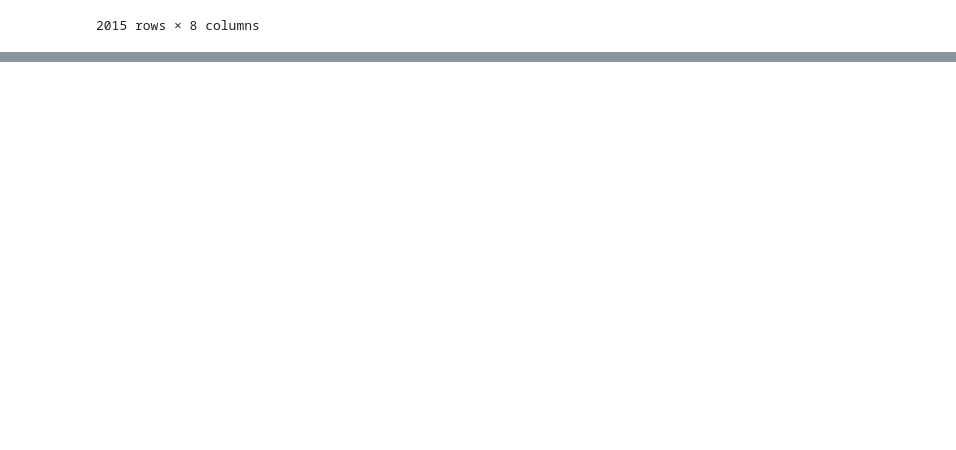
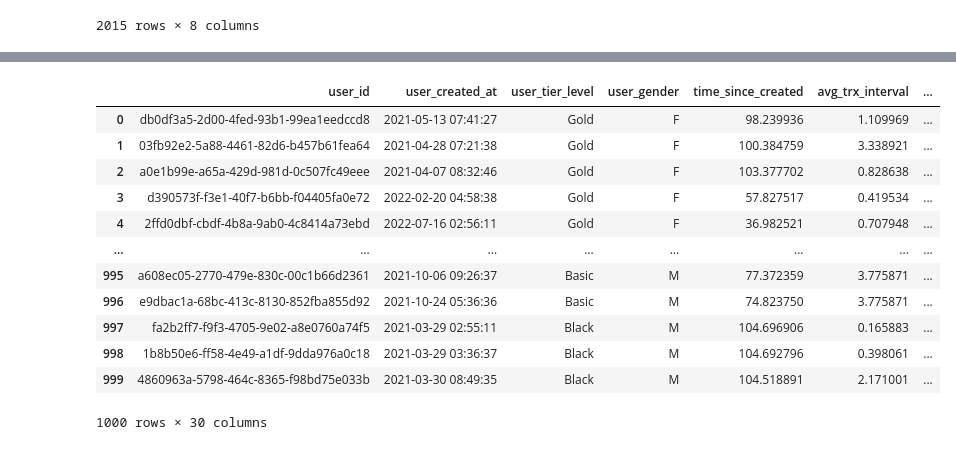
Before and after one commit to jasonhadiputra/menu-recommendation, a Jupyter notebook: Executive Summary.ipynb, the cells around one changed output, grey strips where cells are left out. Drawn from its saved outputs; the diff is of its cells as text; code cells hidden in the pictures; blank space fills up the shorter version.

```diff
--- a/Executive Summary.ipynb
+++ b/Executive Summary.ipynb
@@ -82,0 +38,80 @@ brand_aggregator
+# %%
+concept_aggregator = {
+    f"count_concept_{concept}": ('concept', lambda x,concept=concept: np.sum(x == concept))
+    for concept in df_menu['concept'].unique()
+    }
+
+menu_category_aggregator = {
+    f"count_menu_category_{menu_category}": ('menu_category', lambda x,menu_category=menu_category: np.sum(x == menu_category))
+    for menu_category in df_menu['menu_category'].unique()
+    }
+
+brand_aggregator = {
+    f"count_brand_{brand}": ('brand', lambda x,brand=brand: np.sum(x == brand))
+    for brand in df_menu['brand'].unique()
+    }
+
+TIME_INTERVAL = pd.to_timedelta('1W')
+
+df = (df_user
+ .merge(
+     df_bridge
+    .merge(df_sales, on='sales_id')
+    .merge(df_menu, on='menu_id')
+    .groupby('user_id')
+    .agg(**{**concept_aggregator,
+            **menu_category_aggregator,
+            **brand_aggregator})
+    .reset_index()
+    )
+ .assign(
+     time_since_created=lambda x: x['time_since_created'] / TIME_INTERVAL,
+     avg_trx_interval=lambda x: x['avg_trx_interval'] / TIME_INTERVAL,
+     freq_concept_Lifestyle=lambda x: x['count_concept_Lifestyle'] / x['time_since_created'],
+     freq_concept_Resto=lambda x: x['count_concept_Resto'] / x['time_since_created'],
+     freq_menu_category_FOOD=lambda x: x['count_menu_category_FOOD'] / x['time_since_created'],
+     freq_menu_category_LIQUEUR=lambda x: x['count_menu_category_LIQUEUR'] / x['time_since_created'],
+     freq_menu_category_BEVERAGE=lambda x: x['count_menu_category_BEVERAGE'] / x['time_since_created'],
+     freq_menu_category_CIGARETTE=lambda x: x['count_menu_category_CIGARETTE'] / x['time_since_created'],
+     freq_menu_category_BEER=lambda x: x['count_menu_category_BEER'] / x['time_since_created'],
+     freq_menu_category_WINE=lambda x: x['count_menu_category_WINE'] / x['time_since_created'],
+ )
+ .drop([
+     'count_concept_Lifestyle', 'count_concept_Resto',
+    'count_menu_category_FOOD', 'count_menu_category_LIQUEUR',
+    'count_menu_category_BEVERAGE', 'count_menu_category_CIGARETTE',
+    'count_menu_category_BEER', 'count_menu_category_WINE'], axis=1)
+#   .groupby(['user_gender', 'user_tier_level'])
+#  .agg({
+#      'user_id': 'count',
+#      'time_since_created': 'mean',
+#      'avg_trx_interval': 'mean',
+#      'freq_concept_Lifestyle': 'mean',
+#      'freq_concept_Resto': 'mean',
+#     'freq_menu_category_FOOD': 'mean',
+#     'freq_menu_category_LIQUEUR': 'mean',
+#     'freq_menu_category_BEVERAGE': 'mean',
+#     'freq_menu_category_CIGARETTE': 'mean',
+#     'freq_menu_category_BEER': 'mean',
+#     'freq_menu_category_WINE': 'mean',
+#      })
+ )
+
+# df = pd.wide_to_long(df, stubnames=['freq_concept'], i=['user_id'], j='concept', sep='_', suffix='.*').reset_index()
+# df = pd.wide_to_long(df, stubnames=['freq_menu_category'], i=['user_id', 'concept'], j='menu_category', sep='_', suffix='.*').reset_index()
+
+df
+# %% [output]
+|  | user_id | user_created_at | user_tier_level | user_gender | time_since_created | avg_trx_interval | ... |
+| 0 | db0df3a5-2d00-4fed-93b1-99ea1eedccd8 | 2021-05-13 07:41:27 | Gold | F | 98.239936 | 1.109969 | ... |
+| 1 | 03fb92e2-5a88-4461-82d6-b457b61fea64 | 2021-04-28 07:21:38 | Gold | F | 100.384759 | 3.338921 | ... |
+| 2 | a0e1b99e-a65a-429d-981d-0c507fc49eee | 2021-04-07 08:32:46 | Gold | F | 103.377702 | 0.828638 | ... |
+| 3 | d390573f-f3e1-40f7-b6bb-f04405fa0e72 | 2022-02-20 04:58:38 | Gold | F | 57.827517 | 0.419534 | ... |
+| 4 | 2ffd0dbf-cbdf-4b8a-9ab0-4c8414a73ebd | 2022-07-16 02:56:11 | Gold | F | 36.982521 | 0.707948 | ... |
+| ... | ... | ... | ... | ... | ... | ... | ... |
+| 995 | a608ec05-2770-479e-830c-00c1b66d2361 | 2021-10-06 09:26:37 | Basic | M | 77.372359 | 3.775871 | ... |
+| 996 | e9dbac1a-68bc-413c-8130-852fba855d92 | 2021-10-24 05:36:36 | Basic | M | 74.823750 | 3.775871 | ... |
+| 997 | fa2b2ff7-f9f3-4705-9e02-a8e0760a74f5 | 2021-03-29 02:55:11 | Black | M | 104.696906 | 0.165883 | ... |
+| 998 | 1b8b50e6-ff58-4e49-a1df-9dda976a0c18 | 2021-03-29 03:36:37 | Black | M | 104.692796 | 0.398061 | ... |
+| 999 | 4860963a-5798-464c-8365-f98bd75e033b | 2021-03-30 08:49:35 | Black | M | 104.518891 | 2.171001 | ... |
+1000 rows × 30 columns
```
Also changed, not shown: parts of 16 cells of this notebook, 1 other file.
